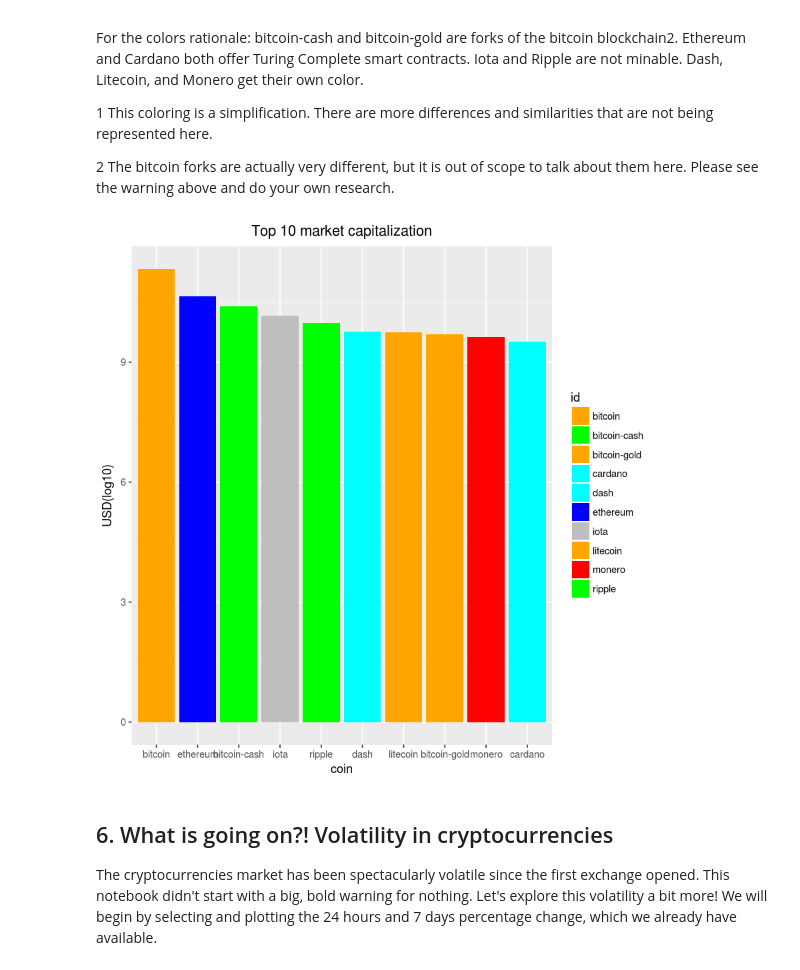
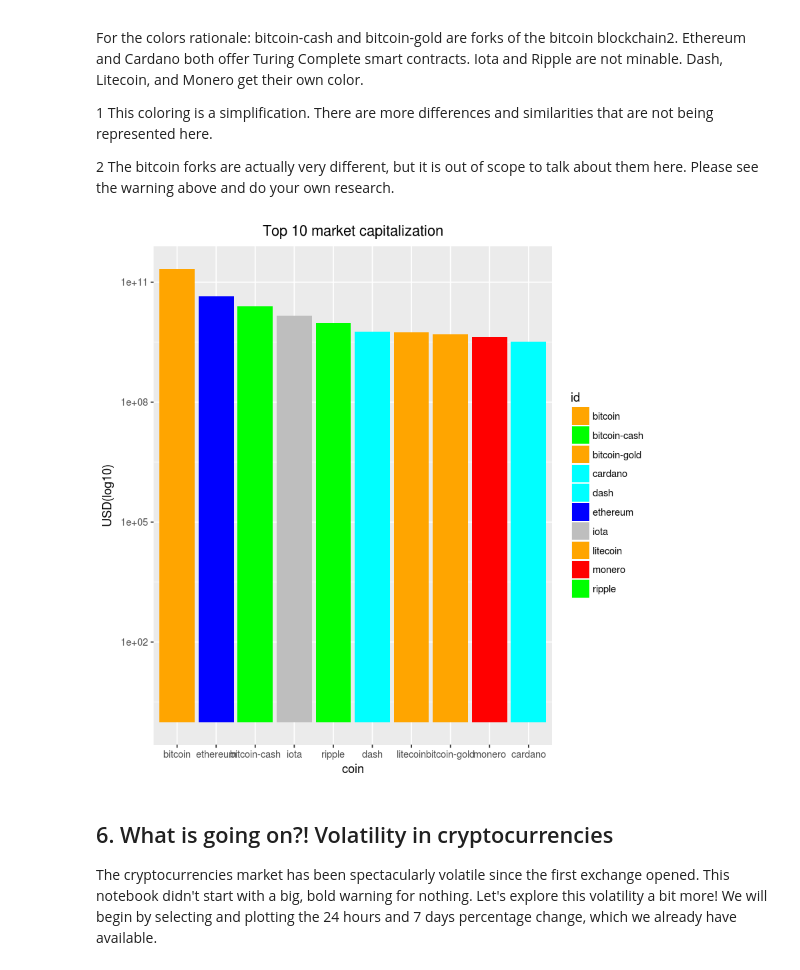
Before and after one commit to umairrafique85/Crypto-trackers, a Jupyter notebook: Exploring the Bitcoin cryptocurrency market/Comparison_top10_R.ipynb, the cells around one changed output. Drawn from its saved outputs; the diff is of its cells as text; code cells hidden in the pictures.

```diff
--- a/Exploring the Bitcoin cryptocurrency market/Comparison_top10_R.ipynb
+++ b/Exploring the Bitcoin cryptocurrency market/Comparison_top10_R.ipynb
@@ -100,25 +100,25 @@ For the colors rationale: bitcoin-cash and bitcoin-gold are forks of the bitcoin
 # %%
 # Colors for the bar plot
 # replacing 'silver' with 'grey'
 
 COLORS = c('orange', 'green', 'orange', 'cyan', 'cyan', 'blue', 'grey', 'orange', 'red', 'green')
 
 # Plotting market_cap_usd as before but adding the colors and scaling the y-axis
 # ax = ...
 
 
 # Annotating the y axis with 'USD'
 # ... YOUR CODE FOR TASK 5 ...
-ax <- ggplot(cap10, aes(x = reorder(id, -market_cap_usd), y = log10(market_cap_usd), fill=id)) +
+ax <- ggplot(cap10, aes(x = reorder(id, -market_cap_usd), y = market_cap_usd, fill=id)) +
 geom_bar(stat = 'identity') + labs(title = TOP_CAP_TITLE, y = 'USD(log10)', x = 'coin') +
-theme(plot.title = element_text(hjust = 0.5)) + scale_fill_manual(values = COLORS)
+theme(plot.title = element_text(hjust = 0.5)) + scale_fill_manual(values = COLORS) + scale_y_log10()
 
 ax
 
 # Final touch! Removing the xlabel as it is not very informative
 # ... YOUR CODE FOR TASK 5 ...
 # %% [output]
-[figure, old version]
+[figure, new version]
 # %% [markdown]
 ## 6. What is going on?! Volatility in cryptocurrencies
 
```
Also changed, not shown: parts of 2 cells of this notebook, 1 other file.
